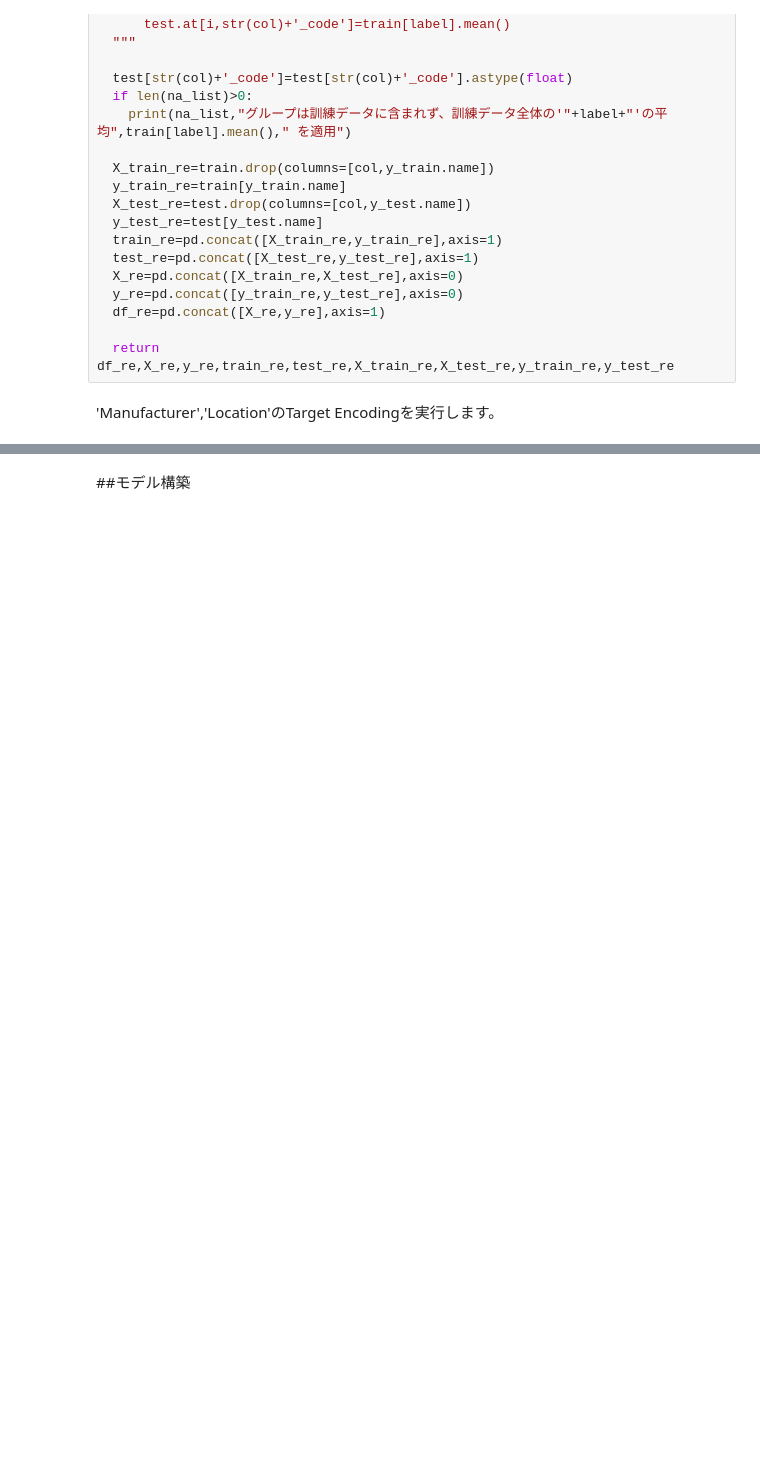
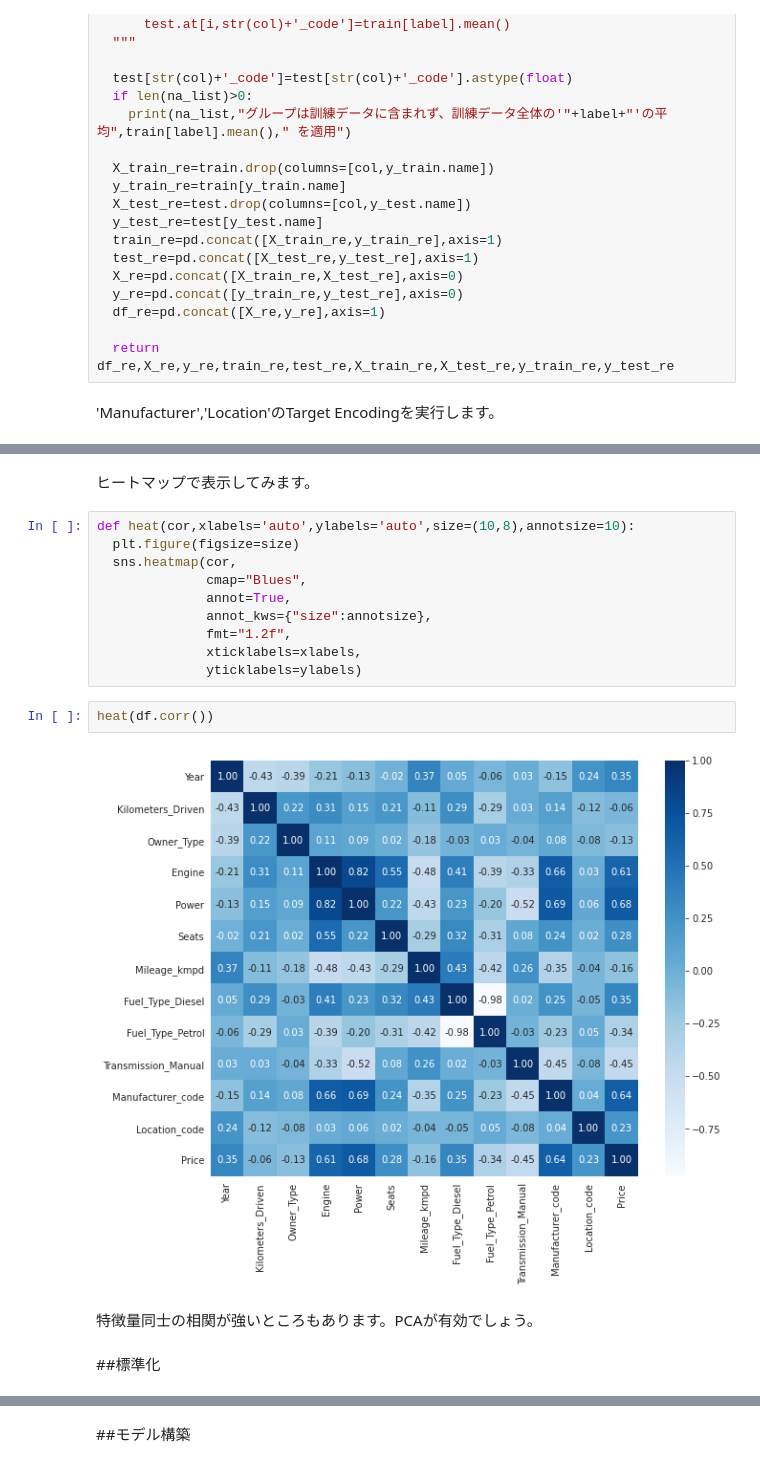
Before and after one commit to Kyotaro65/Used_Cars_Price_Prediction, a Jupyter notebook: Used_Cars_Price_Pred.ipynb, the cells around one changed output, grey strips where cells are left out. Drawn from its saved outputs; the diff is of its cells as text; blank space fills up the shorter version.

```diff
--- a/Used_Cars_Price_Pred.ipynb
+++ b/Used_Cars_Price_Pred.ipynb
@@ -1205,0 +1227,20 @@ Name: Price, dtype: float64
+# %% [markdown]
+ヒートマップで表示してみます。
+# %%
+def heat(cor,xlabels='auto',ylabels='auto',size=(10,8),annotsize=10):
+  plt.figure(figsize=size)
+  sns.heatmap(cor,
+              cmap="Blues",
+              annot=True,
+              annot_kws={"size":annotsize},
+              fmt="1.2f",
+              xticklabels=xlabels,
+              yticklabels=ylabels)
+# %%
+heat(df.corr())
+# %% [output]
+[figure, added]
+# %% [markdown]
+特徴量同士の相関が強いところもあります。PCAが有効でしょう。
+# %% [markdown]
+##標準化
```
Also changed, not shown: parts of 66 cells of this notebook.
